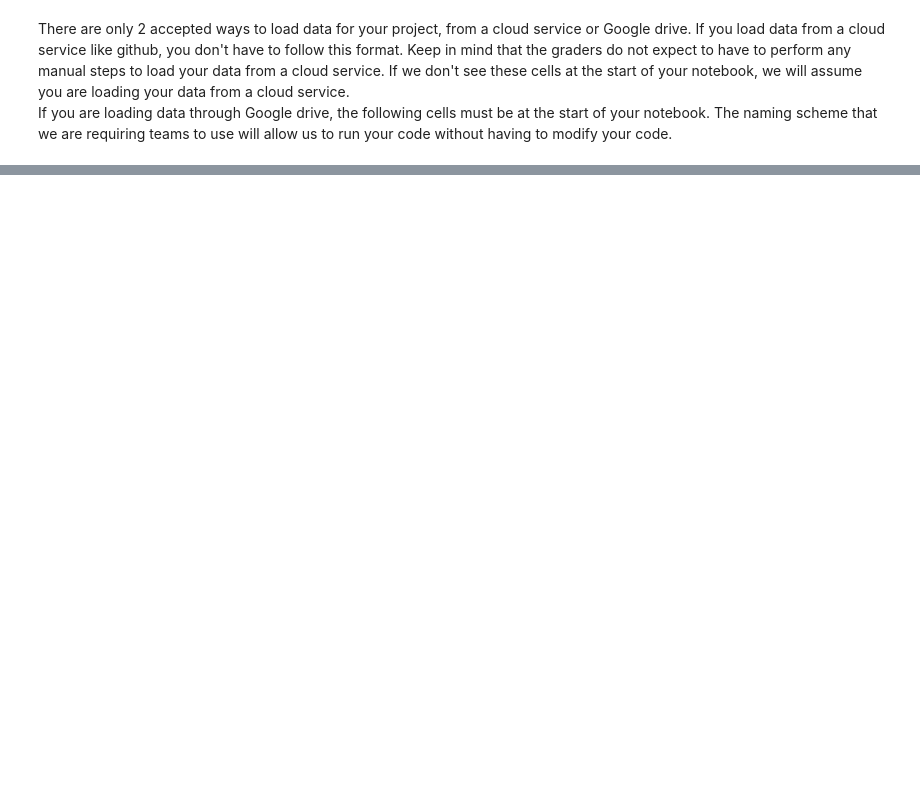
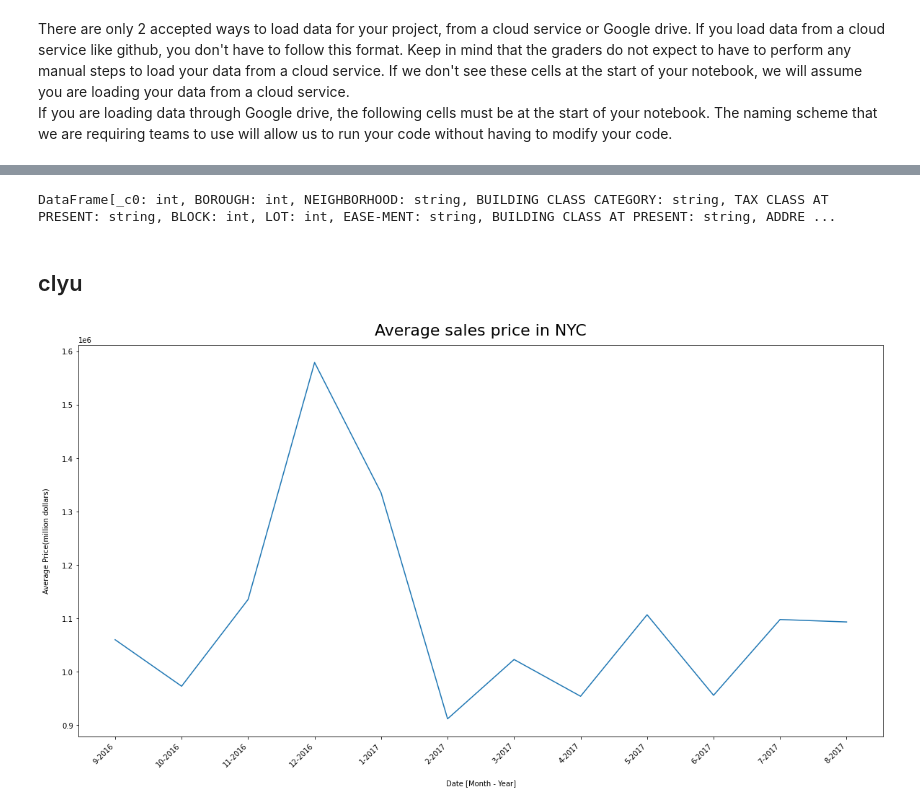
Before and after one commit to cylyu/ist718-project, a Jupyter notebook: Colab_Data_Loading_Example.ipynb, the cells around one changed output, grey strips where cells are left out. Saved outputs shown, nothing was run; the diff lists cells and outputs as text; code cells hidden in the pictures; blank space fills up the shorter version.

```diff
--- a/Colab_Data_Loading_Example.ipynb
+++ b/Colab_Data_Loading_Example.ipynb
@@ -78,3 +106,9 @@ sparkContext=spark.sparkContext
 from pyspark.sql.functions import year, month, dayofmonth
 # %%
 nyc_rolling_sales_df = spark.read.csv("nyc-rolling-sales.csv", header=True, inferSchema=True)
+# %%
+nyc_rolling_sales_df
+# %% [output]
+DataFrame[_c0: int, BOROUGH: int, NEIGHBORHOOD: string, BUILDING CLASS CATEGORY: string, TAX CLASS AT PRESENT: string, BLOCK: int, LOT: int, EASE-MENT: string, BUILDING CLASS AT PRESENT: string, ADDRE ...
+# %% [markdown]
+## clyu
@@ -80,0 +164,52 @@ nyc_rolling_sales_df = spark.read.csv("nyc-rolling-sales.csv", header=True, infe
+# %%
+
+date_df=nyc_rolling_sales_df.select("sale_date",
+                                    "sale_price",
+    year("sale_date").alias('year'),
+    month("sale_date").alias('month'),
+    dayofmonth("sale_date").alias('day')
+)
+# .\
+# withColumn('month',fn.when(fn.col('month')==1,'Jan').\
+#                                                      when(fn.col('month')==2,'Fed').\
+#                                                      when(fn.col('month')==3,'Mar').\
+#                                                      when(fn.col('month')==4,'Apr').\
+#                                                      when(fn.col('month')==5,'Mar').\
+#                                                      when(fn.col('month')==6,'Jun').\
+#                                                      when(fn.col('month')==7,'Jul').\
+#                                                      when(fn.col('month')==8,'Aug').\
+#                                                      when(fn.col('month')==9,'Sep').\
+#                                                      when(fn.col('month')==10,'Oct').\
+#                                                      when(fn.col('month')==11,'Nov').\
+#                                                      when(fn.col('month')==12,'Dec').\
+#                                                      otherwise(fn.col("month")))
+
+b=date_df.groupBy('month','year').avg('sale_price')
+b=b.withColumn("month_year", concat_ws("-",  b.month,b.year))
+b_pd=b.toPandas().sort_values(['year', 'month'], ascending=[True, True])
+names = b_pd['month_year']
+values =b_pd['avg(sale_price)']
+
+fig, ax = plt.subplots(figsize=(20, 10))
+plt.plot(names, values)
+plt.xticks(
+    rotation=45,
+    horizontalalignment='right',
+    fontweight='light',
+    fontsize='medium',
+)
+plt.ylabel("Average Price(million dollars)", labelpad=16)
+
+plt.xlabel("Date [Month - Year]", labelpad=16)
+plt.title("Average sales price in NYC", y=1.013, fontsize=22)
+plt.show()
+
+
+# b_pd.set_index('month_year')['avg(sale_price)'].plot(kind='line',
+#                                                                                 figsize=(19, 10),
+#                                                                                  color='cadetblue',
+#                                                                                 rot=45)
+# plt.title("Historical Count of Passengers Per Month", y=1.013, fontsize=22)
+# axes= plt.axes()
+# %% [output]
+[figure, added]
```
Also changed, not shown: parts of 32 cells of this notebook.
